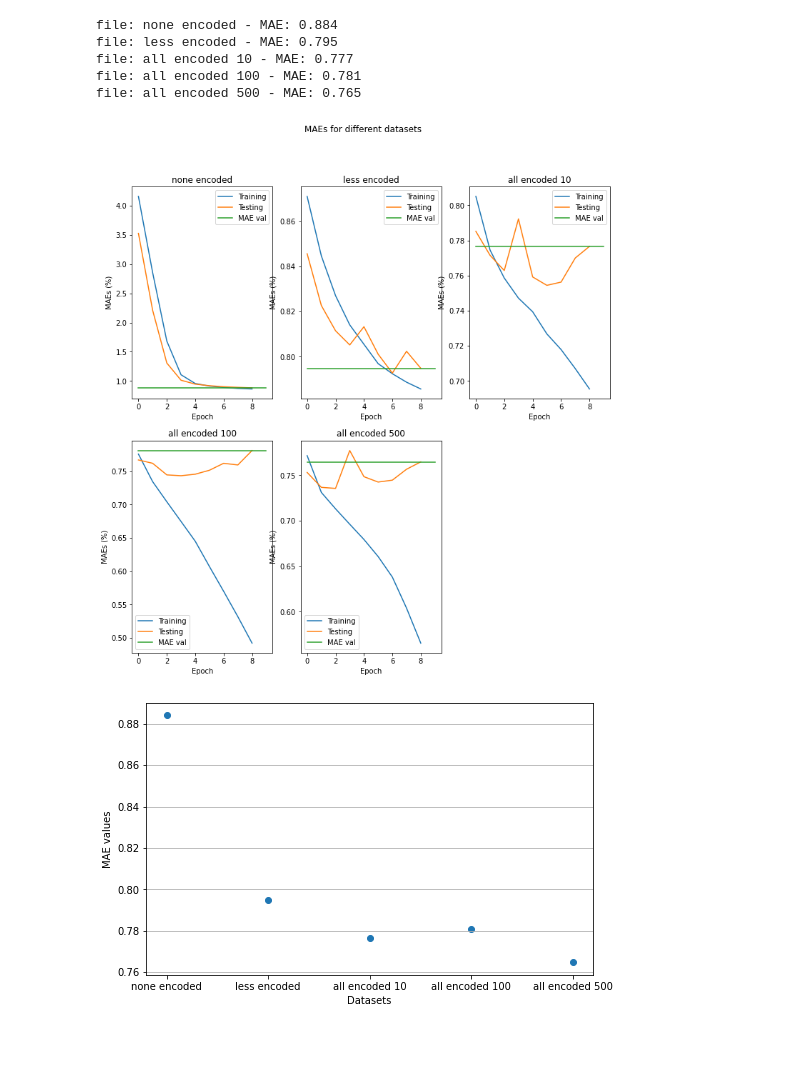
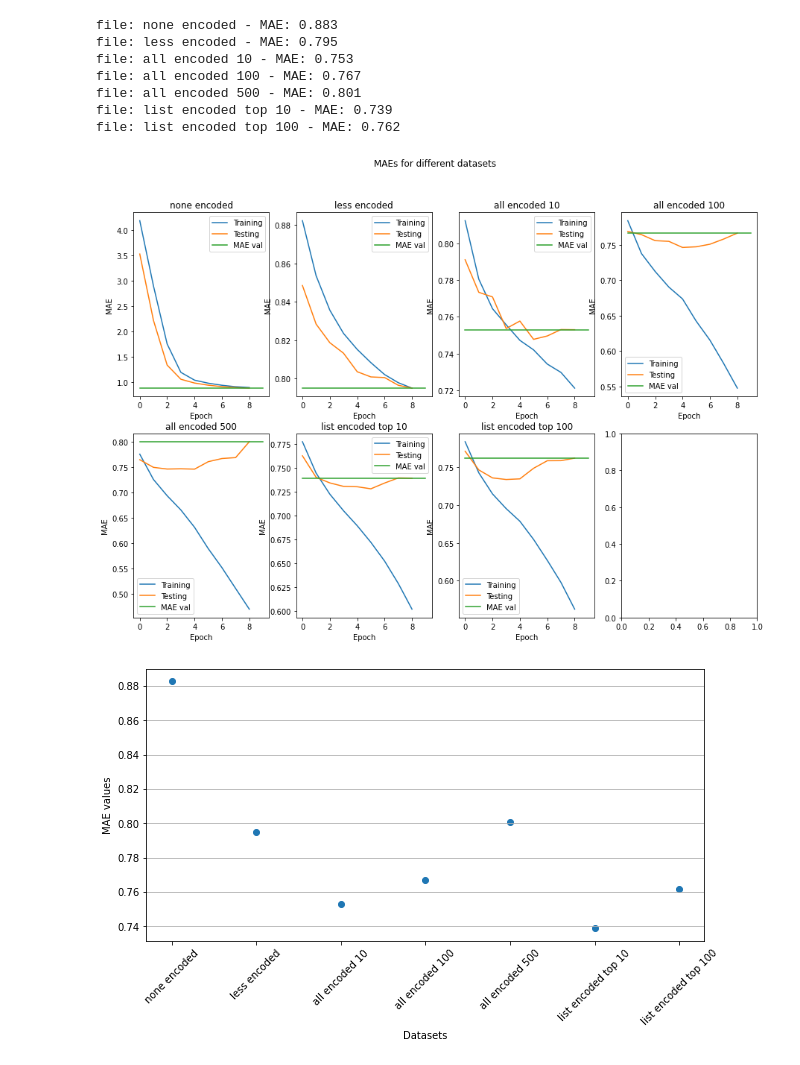
Before and after one commit to iamkahvi/imdb_rating_prediction_system, a Jupyter notebook: DatasetTesting.ipynb, the cells around one changed output. Saved outputs shown, nothing was run; the diff lists cells and outputs as text; code cells hidden in the pictures.

```diff
--- a/DatasetTesting.ipynb
+++ b/DatasetTesting.ipynb
@@ -16,6 +16,8 @@ datasets = {
     "Encoding top 10 categories with over 50% represented": "content/combined_data_all_encoded_10.csv",
     "Encoding top 100 categories with over 50% represented": "content/combined_data_all_encoded_100.csv",
     "Encoding top 500 categories with over 50% represented": "content/combined_data_all_encoded_500.csv",
+    "Encoding list top 10 categories": "content/combined_data_all_list_encoded_10.csv",
+    "Encoding list top 100 categories": "content/combined_data_all_list_encoded_100.csv"
 }
 # %%
 maes = []
@@ -25,10 +27,15 @@ for desc, fp in datasets.items():
     print("\n" + fp)
 
     y = df["weighted_average_vote"].astype(float)
-    X = df.drop(
-        ["imdb_title_id", "title", "weighted_average_vote"],
-        axis=1,
-    ).astype(float)
+
+    df = df.drop(["weighted_average_vote"], axis=1)
+
+    if "imdb_title_id" in df.columns:
+        X = df.drop(
+            ["imdb_title_id", "title"],
+            axis=1,
+        ).astype(float)
+
     X_train, X_test, y_train, y_test = train_test_split(X, y, test_size=0.4)
 
     dim = X.shape[1]
@@ -76,34 +83,46 @@ MAE: 0.765
 # %%
 from matplotlib.ticker import FormatStrFormatter
 
-plt.figure(figsize=(12, 12))
+fig, axs = plt.subplots(2, 4)
+fig.set_size_inches(15, 10)
 plt.suptitle("MAEs for different datasets")
 
-titles = ["none encoded", "less encoded", "all encoded 10", "all encoded 100", "all encoded 500"]
+axs = axs.flatten()
+
+titles = [
+    "none encoded",
+    "less encoded",
+    "all encoded 10",
+    "all encoded 100",
+    "all encoded 500",
+    "list encoded top 10",
+    "list encoded top 100",
+]
 
 for i, hist in enumerate(maes):
-    plt.subplot(2, 3, i + 1)
     mae_val = hist["val_mae"][9]
 
-    plt.plot(hist["mae"][1:])
-    plt.plot(hist["val_mae"][1:])
-    plt.plot([mae_val for i in range(10)])
-    plt.legend(["Training", "Testing", "MAE val"])
-    plt.title(titles[i])
-    plt.ylabel("MAEs (%)")
-    plt.xlabel("Epoch")
+    axs[i].plot(hist["mae"][1:])
+    axs[i].plot(hist["val_mae"][1:])
+    axs[i].plot([mae_val for i in range(10)])
+    axs[i].legend(["Training", "Testing", "MAE val"])
+    axs[i].set_title(titles[i])
+    axs[i].set_ylabel("MAE")
+    axs[i].set_xlabel("Epoch")
 
     print(f"file: {titles[i]} - MAE: {mae_val:.3f}")
 
-plt.savefig("datasetMAEs.png" ,bbox_inches="tight", facecolor="white")
+plt.savefig("datasetMAEs.png", bbox_inches="tight", facecolor="white")
 plt.show()
 # %% [output]
-file: none encoded - MAE: 0.884
+file: none encoded - MAE: 0.883
 file: less encoded - MAE: 0.795
-file: all encoded 10 - MAE: 0.777
-file: all encoded 100 - MAE: 0.781
-file: all encoded 500 - MAE: 0.765
+file: all encoded 10 - MAE: 0.753
+file: all encoded 100 - MAE: 0.767
+file: all encoded 500 - MAE: 0.801
+file: list encoded top 10 - MAE: 0.739
+file: list encoded top 100 - MAE: 0.762
-[figure, old version]
+[figure, new version]
 # %%
 mae_vals = [h["val_mae"][9] for h in maes]
 
@@ -114,6 +133,7 @@ plt.scatter(
 plt.grid(b=True, axis="y")
 plt.xlabel("Datasets")
 plt.ylabel("MAE values")
-plt.gcf().set_size_inches(8, 5, forward=True)
+plt.xticks(rotation=45)
+plt.gcf().set_size_inches(10, 5, forward=True)
 # %% [output]
-[figure, old version]
+[figure, new version]
```
Also changed, not shown: parts of 1 cell of this notebook, 1 other file.
